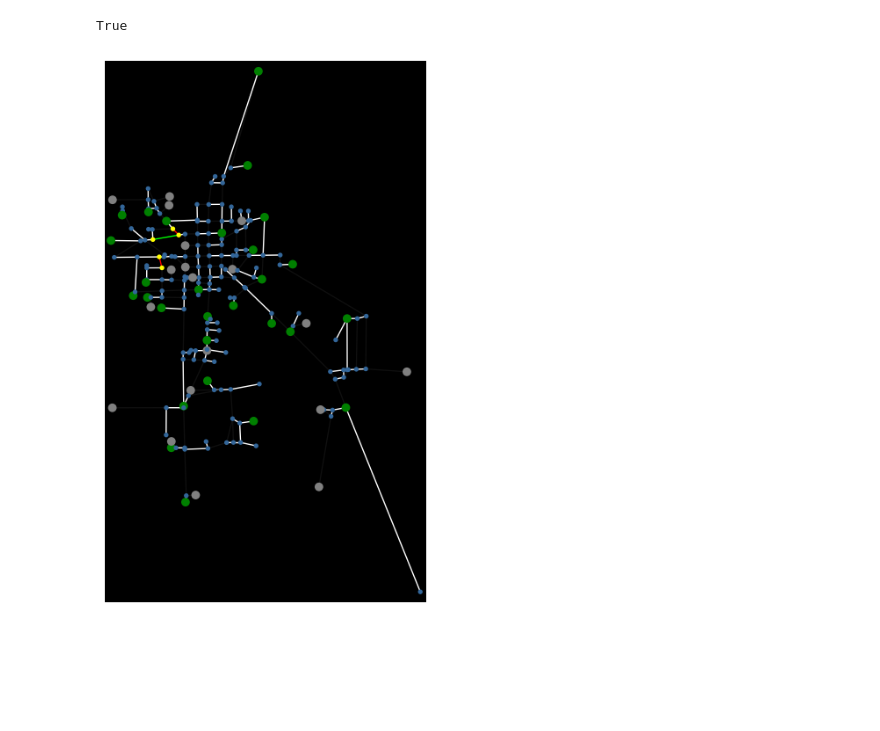
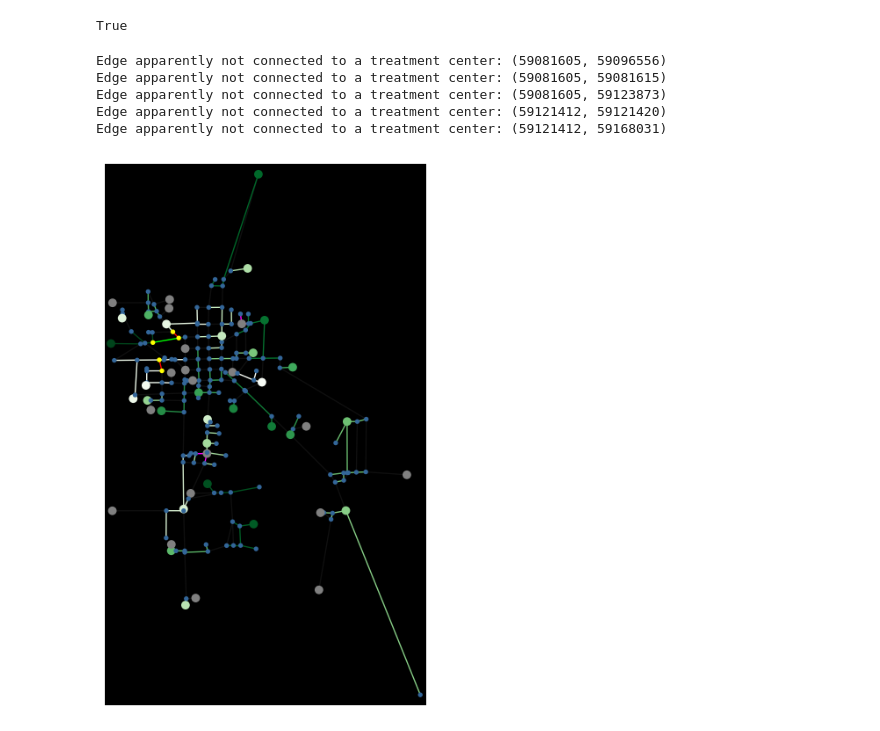
Before and after one commit to matt-banschbach/CMOR492-DWS, a Jupyter notebook: visualization/visual_sandbox.ipynb, the cells around one changed output. Drawn from its saved outputs; the diff is of its cells as text; code cells hidden in the pictures; blank space fills up the shorter version.

Commit message:
Colors edges based on treatment center

```diff
--- a/visualization/visual_sandbox.ipynb
+++ b/visualization/visual_sandbox.ipynb
@@ -140,0 +167,4 @@ with open("solutions\\z_sol_period_1.json", "r") as f:
+# %%
+selected_paths = [path for path in x_sol_0.keys() if x_sol_0[path] == 1]
+print(selected_paths)
+print(len(selected_paths))
@@ -193,7 +256,7 @@ print([z_sol_1[edge] for edge in edges_changed])
 # %% [output]
 [1.0, 1.0, 0.0]
 # %%
-def generate_hex_colors(n, cmap_name='viridis'):
+def generate_hex_colors(n, cmap_name='hsv'):
     cmap = plt.get_cmap(cmap_name)
     colors = [mcolors.to_hex(cmap(i / (n - 1))) for i in range(n)]
     return colors
@@ -205,24 +268,36 @@ print(colors)
 ['#0d0887', '#7e03a8', '#cc4778', '#f89540', '#f0f921']
 # %%
 
-def plot_pipe_network(graph, treatment_nodes, source_nodes, selected_treatment_centers, selected_edges,
-                      highlighted_nodes=None, highlighted_edges=None):
+def plot_pipe_network(graph, treatment_nodes, source_nodes, treatment_centers, selected_edges,
+                      treatment_paths=None, highlighted_nodes=None, highlighted_edges=None):
     """
     Plots a pipe network with special colors for used/unused treatment nodes and selected edges.
     """
+    selected_treatment_centers = [node for node in treatment_nodes if treatment_centers[node] == 1]
+    treatment_center_colors = {center : color for center, color in zip(selected_treatment_centers,
+                                                                       generate_hex_colors(len(selected_treatment_centers),
+                                                                                           cmap_name="Greens"))}
     node_colors = []
     for node in graph.nodes:
         if highlighted_nodes is not None and node in highlighted_nodes:
             node_colors.append("yellow")
         elif node in treatment_nodes:
-            if selected_treatment_centers[node] == 1:
-                node_colors.append("green") # Node is a treatment node and is selected by model
+            if treatment_centers[node] == 1:
+                node_colors.append(treatment_center_colors[node]) # Node is a treatment node and is selected by model
             else:
                 node_colors.append("gray") # Node is a treatment node but was not selected
         elif node in source_nodes:
             node_colors.append("#336699") # A neutral blue color
         else:
             node_colors.append("magenta") # Uh-oh! All nodes should be either a treatment node or a source node.
+
+    if treatment_paths is not None:
+        node_path_assignment = {treatment_node : [] for treatment_node in selected_treatment_centers}
+        selected_paths = [path for path in treatment_paths.keys() if treatment_paths[path] == 1]
+        for (path_start, path_end) in selected_paths:
+            for treatment_node in node_path_assignment.keys():
+                if path_end == treatment_node:
+                    node_path_assignment[treatment_node].append(path_start)
 
     is_selected = lambda edge : selected_edges[*edge] == 1 or selected_edges[*edge[::-1]] == 1
 
@@ -234,11 +309,23 @@ def plot_pipe_network(graph, treatment_nodes, source_nodes, selected_treatment_c
             else:
                 edge_colors.append("#FF0000") # Bright red
         elif is_selected(edge):
-            edge_colors.append("white")
+            if treatment_paths is None:
+                edge_colors.append("white")
+            else:
+                found_color = False
+                for treatment_node, sources in node_path_assignment.items():
+                    if (edge[0] in sources or edge[0] == treatment_node) and (edge[1] in sources or edge[1] == treatment_node):
+                        edge_colors.append(treatment_center_colors[treatment_node])
+                        found_color = True
+                        break
+                if not found_color:
+                    edge_colors.append("magenta")
+                    print(f"Edge apparently not connected to a treatment center: {edge}")
         else:
             edge_colors.append("#101010") # A dark grey color
 
-
+    # print(f"{len(edge_colors) = }")
+    # print(f"{len(list(graph.edges(data=False))) = }")
     # edge_colors = ['white' if selected_edges[*e] == 1 or selected_edges[*e[::-1]] == 1 else "#101010" for e in graph.edges(data=False)]
     # Have to check if e or its reverse-order twin is in selected_edges
     # print(selected_edges[59133185, 59123827] == 1)
@@ -257,9 +344,14 @@ plot_pipe_network(G, treatment_nodes, source_nodes, y_sol_1, z_sol_1, highlighte
 # %% [output]
 True
 # %%
-plot_pipe_network(G, treatment_nodes, source_nodes, y_sol_0, z_sol_0, highlighted_nodes=nodes_changed_set, highlighted_edges=edges_changed)
+plot_pipe_network(G, treatment_nodes, source_nodes, y_sol_0, z_sol_0, treatment_paths=x_sol_0, highlighted_nodes=nodes_changed_set, highlighted_edges=edges_changed)
 # %% [output]
+Edge apparently not connected to a treatment center: (59081605, 59096556)
+Edge apparently not connected to a treatment center: (59081605, 59081615)
+Edge apparently not connected to a treatment center: (59081605, 59123873)
+Edge apparently not connected to a treatment center: (59121412, 59121420)
+Edge apparently not connected to a treatment center: (59121412, 59168031)
-[figure, old version]
+[figure, new version]
 # %%
 plot_pipe_network(G, treatment_nodes, source_nodes, y_sol_1, z_sol_1)
 # %%
```
Also changed, not shown: parts of 7 cells of this notebook.
